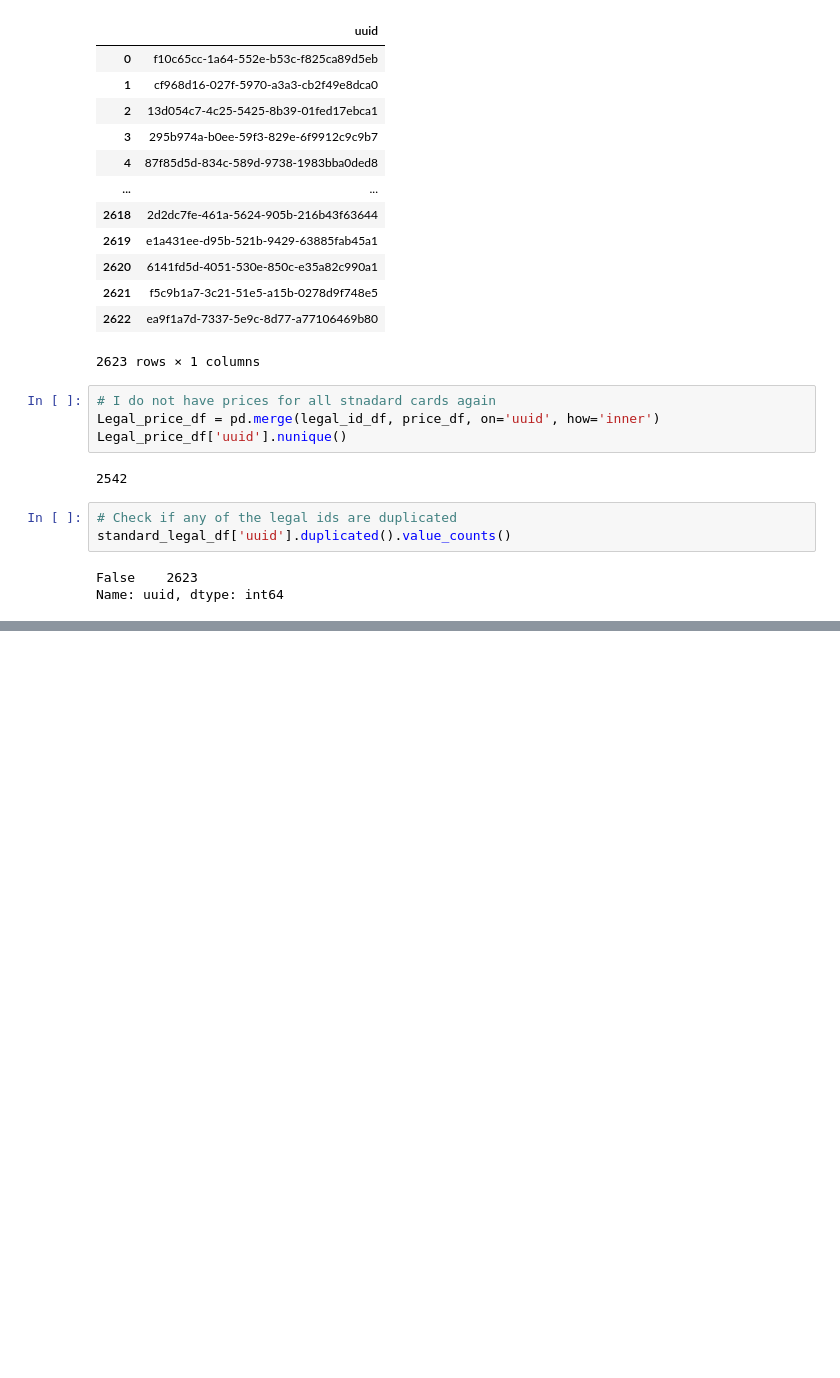
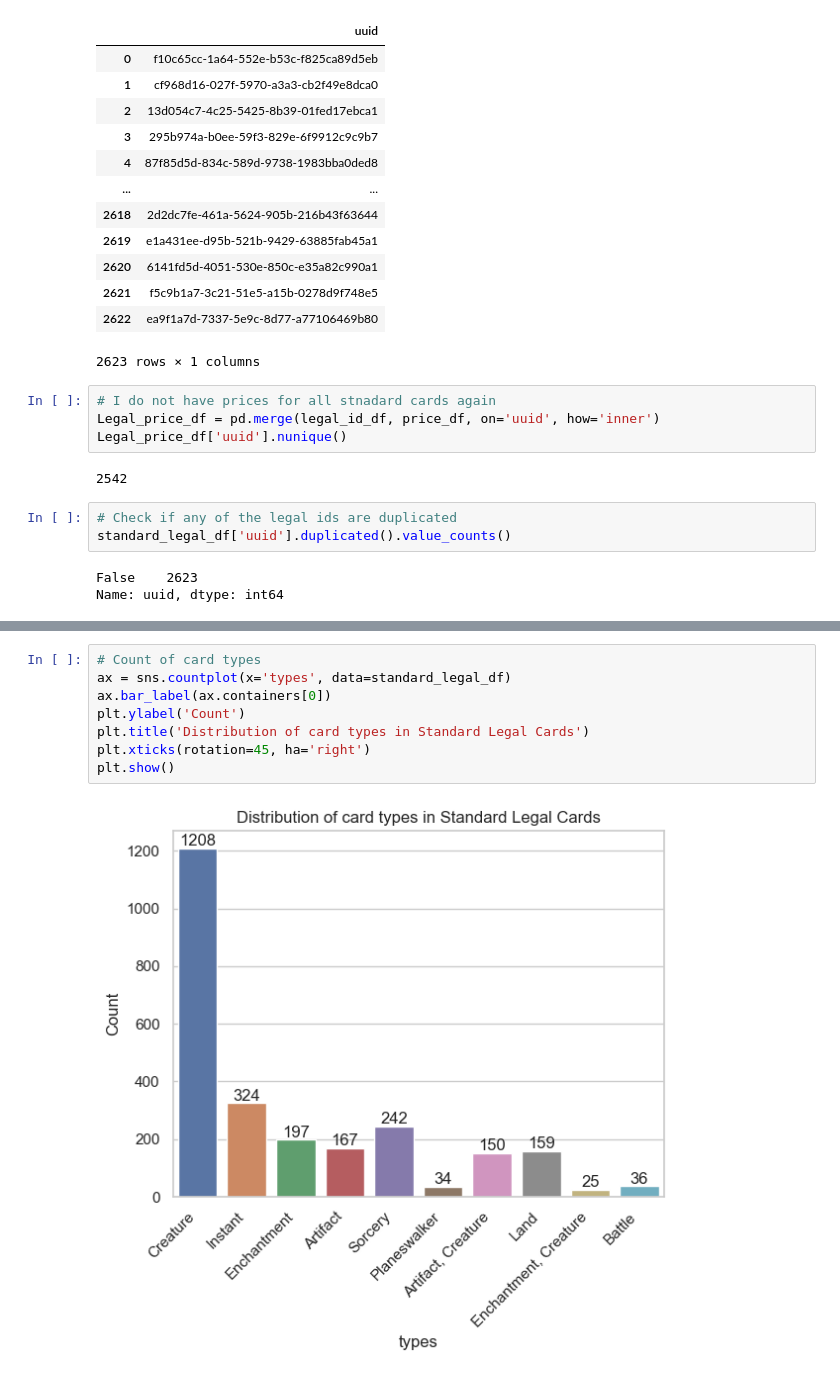
Before and after one commit to LouisHH0203/pet_projects, a Jupyter notebook: mtg_analysis.ipynb, the cells around one changed output, grey strips where cells are left out. Drawn from its saved outputs; the diff is of its cells as text; blank space fills up the shorter version.

```diff
--- a/mtg_analysis.ipynb
+++ b/mtg_analysis.ipynb
@@ -513,0 +606,10 @@ Name: uuid, dtype: int64
+# %%
+# Count of card types
+ax = sns.countplot(x='types', data=standard_legal_df)
+ax.bar_label(ax.containers[0])
+plt.ylabel('Count')
+plt.title('Distribution of card types in Standard Legal Cards')
+plt.xticks(rotation=45, ha='right')
+plt.show()
+# %% [output]
+[figure, added]
```
Also changed, not shown: parts of 21 cells of this notebook.
